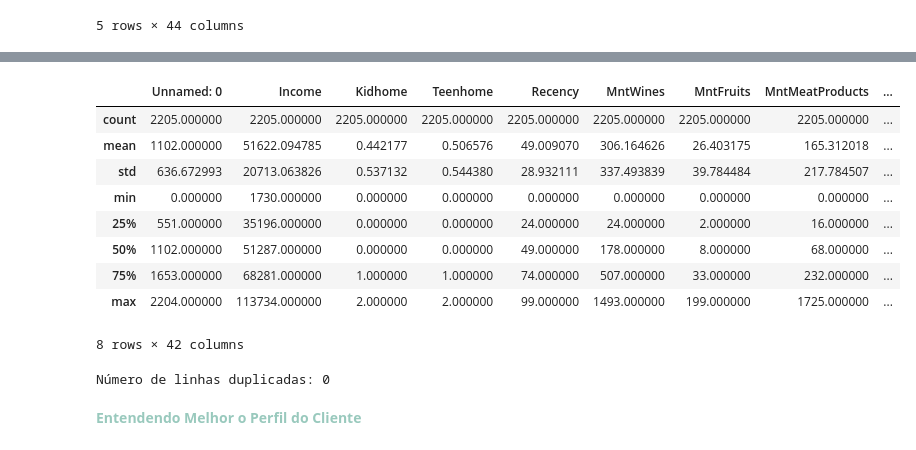
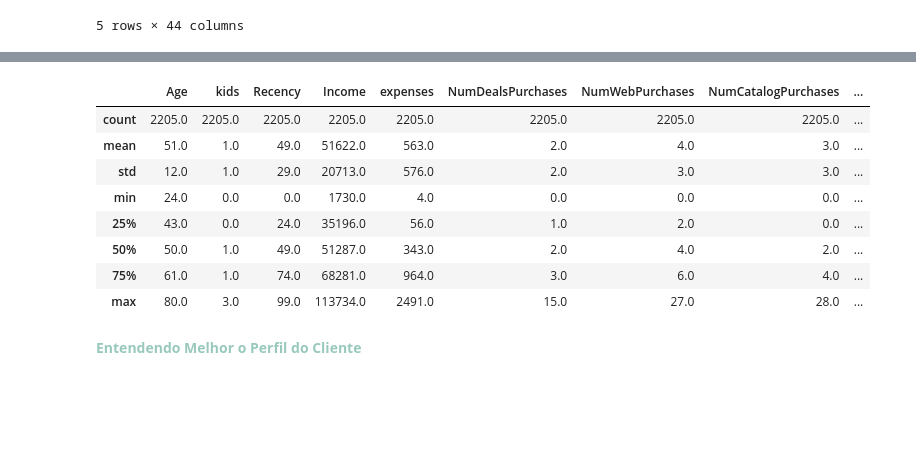
Before and after one commit to thais01fernandes/estat_analises, a Jupyter notebook: descritiva/analise_ifood.ipynb, the cells around one changed output, grey strips where cells are left out. Cells and saved outputs as stored; diff of their text form; code cells hidden in the pictures; blank space fills up the shorter version.

```diff
--- a/descritiva/analise_ifood.ipynb
+++ b/descritiva/analise_ifood.ipynb
@@ -47,3 +63,15 @@ memory usage: 758.1+ KB
 # %%
-dados.isnull().sum()
+# filtrando as variáveis de interesse
+
+variaveis_interesse = [
+    'Age', 'kids', 'Recency', 'marital_status', 'education_level',
+    'Income', 'expenses',  'NumDealsPurchases', 'NumWebPurchases', 'NumCatalogPurchases',
+    'NumStorePurchases', 'NumWebVisitsMonth'
+]
+
+dados_1 = dados[variaveis_interesse]
+
+# verificando quantidade de nulos nas variáveis de interesse
+
+dados_1.isnull().sum()
 # %% [output]
@@ -66,0 +97,12 @@ dtype: int64
+# %%
+# Verificando se há linhas duplicadas
+
+dados_1 = dados_1.drop_duplicates()
+# %%
+# Ajustando os dados de renda para o formato mensal
+
+dados_1['renda_mensal'] = dados_1['Income'] / 12
+
+# Excluindo as linhas duplicadas:
+
+dados_1 = dados_1.drop('Income', axis=1)
@@ -67,22 +124,15 @@ dtype: int64
 # %%
-dados.describe()
+dados_1.describe().round()
 # %% [output]
-|  | Unnamed: 0 | Income | Kidhome | Teenhome | Recency | MntWines | MntFruits | MntMeatProducts | ... |
-| count | 2205.000000 | 2205.000000 | 2205.000000 | 2205.000000 | 2205.000000 | 2205.000000 | 2205.000000 | 2205.000000 | ... |
-| mean | 1102.000000 | 51622.094785 | 0.442177 | 0.506576 | 49.009070 | 306.164626 | 26.403175 | 165.312018 | ... |
-| std | 636.672993 | 20713.063826 | 0.537132 | 0.544380 | 28.932111 | 337.493839 | 39.784484 | 217.784507 | ... |
-| min | 0.000000 | 1730.000000 | 0.000000 | 0.000000 | 0.000000 | 0.000000 | 0.000000 | 0.000000 | ... |
-| 25% | 551.000000 | 35196.000000 | 0.000000 | 0.000000 | 24.000000 | 24.000000 | 2.000000 | 16.000000 | ... |
-| 50% | 1102.000000 | 51287.000000 | 0.000000 | 0.000000 | 49.000000 | 178.000000 | 8.000000 | 68.000000 | ... |
-| 75% | 1653.000000 | 68281.000000 | 1.000000 | 1.000000 | 74.000000 | 507.000000 | 33.000000 | 232.000000 | ... |
-| max | 2204.000000 | 113734.000000 | 2.000000 | 2.000000 | 99.000000 | 1493.000000 | 199.000000 | 1725.000000 | ... |
+|  | Age | kids | Recency | Income | expenses | NumDealsPurchases | NumWebPurchases | NumCatalogPurchases | ... |
+| count | 2205.0 | 2205.0 | 2205.0 | 2205.0 | 2205.0 | 2205.0 | 2205.0 | 2205.0 | ... |
+| mean | 51.0 | 1.0 | 49.0 | 51622.0 | 563.0 | 2.0 | 4.0 | 3.0 | ... |
+| std | 12.0 | 1.0 | 29.0 | 20713.0 | 576.0 | 2.0 | 3.0 | 3.0 | ... |
+| min | 24.0 | 0.0 | 0.0 | 1730.0 | 4.0 | 0.0 | 0.0 | 0.0 | ... |
+| 25% | 43.0 | 0.0 | 24.0 | 35196.0 | 56.0 | 1.0 | 2.0 | 0.0 | ... |
+| 50% | 50.0 | 1.0 | 49.0 | 51287.0 | 343.0 | 2.0 | 4.0 | 2.0 | ... |
+| 75% | 61.0 | 1.0 | 74.0 | 68281.0 | 964.0 | 3.0 | 6.0 | 4.0 | ... |
+| max | 80.0 | 3.0 | 99.0 | 113734.0 | 2491.0 | 15.0 | 27.0 | 28.0 | ... |
-8 rows × 42 columns
-# %%
-quantidade_duplicadas = dados.duplicated().sum()
-
-print(f"Número de linhas duplicadas: {quantidade_duplicadas}")
-# %% [output]
-Número de linhas duplicadas: 0
 # %% [markdown]
 <font color = #99c9bd> **Entendendo Melhor o Perfil do Cliente**
 # %%
```
Also changed, not shown: parts of 20 cells of this notebook, 1 other file.
